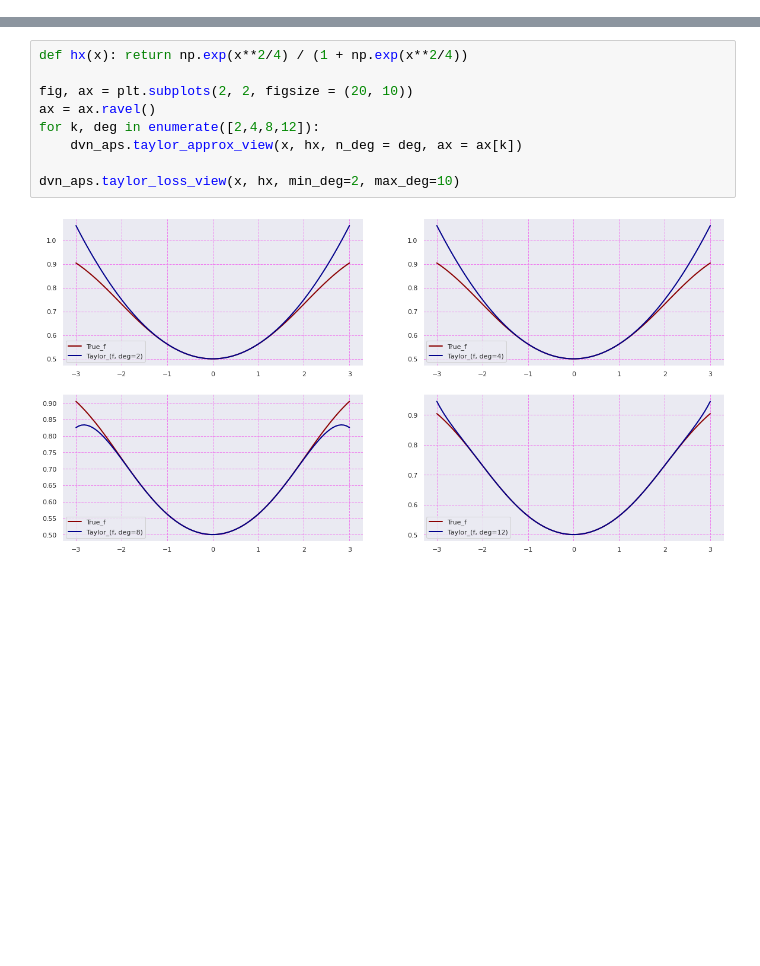
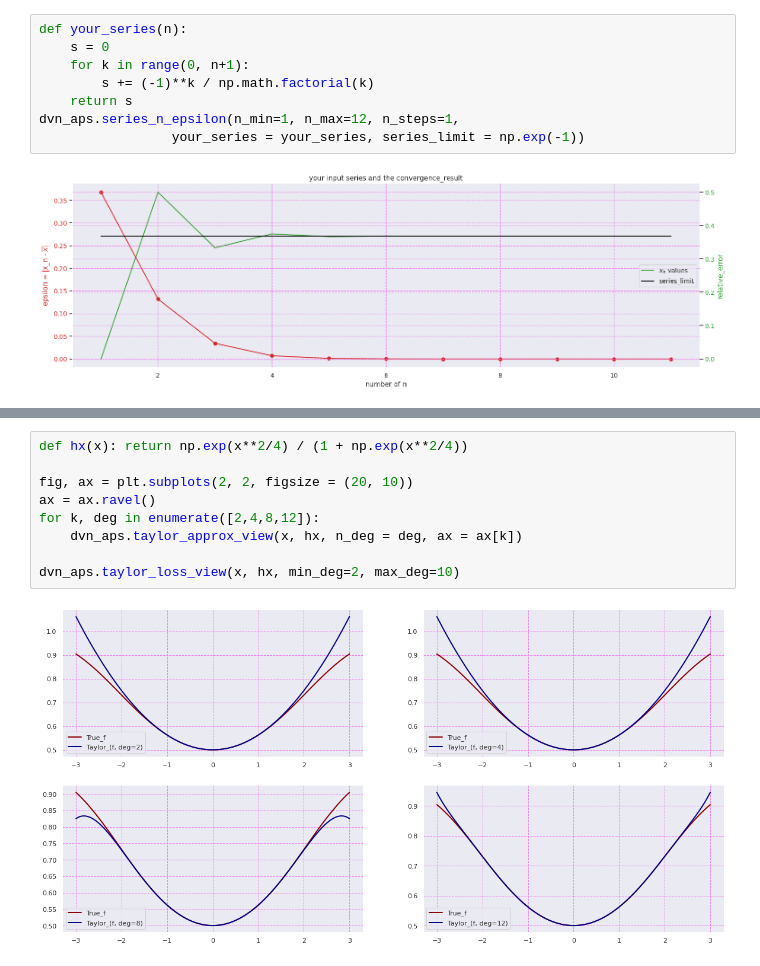
Before and after one commit to NhanDoV/crap-caculus, a Jupyter notebook: series_and_approximation/Series_approx.ipynb, the cells around one changed output, grey strips where cells are left out. Saved outputs shown, nothing was run; the diff lists cells and outputs as text; blank space fills up the shorter version.

```diff
--- a/series_and_approximation/Series_approx.ipynb
+++ b/series_and_approximation/Series_approx.ipynb
@@ -0,0 +53,10 @@
+# %%
+def your_series(n):
+    s = 0
+    for k in range(0, n+1):
+        s += (-1)**k / np.math.factorial(k)
+    return s
+dvn_aps.series_n_epsilon(n_min=1, n_max=12, n_steps=1,
+                 your_series = your_series, series_limit = np.exp(-1))
+# %% [output]
+[figure, added]
```
Also changed, not shown: parts of 24 cells of this notebook.
